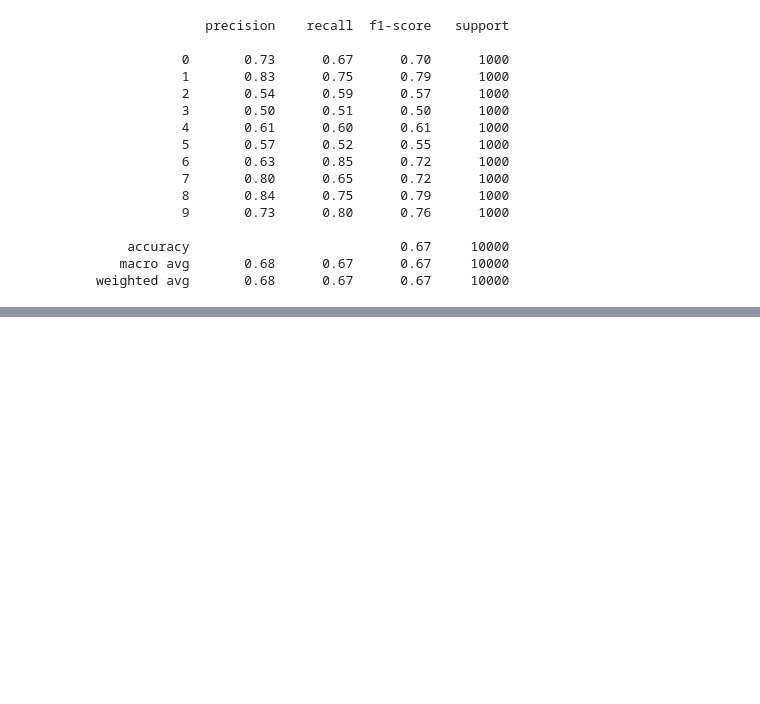
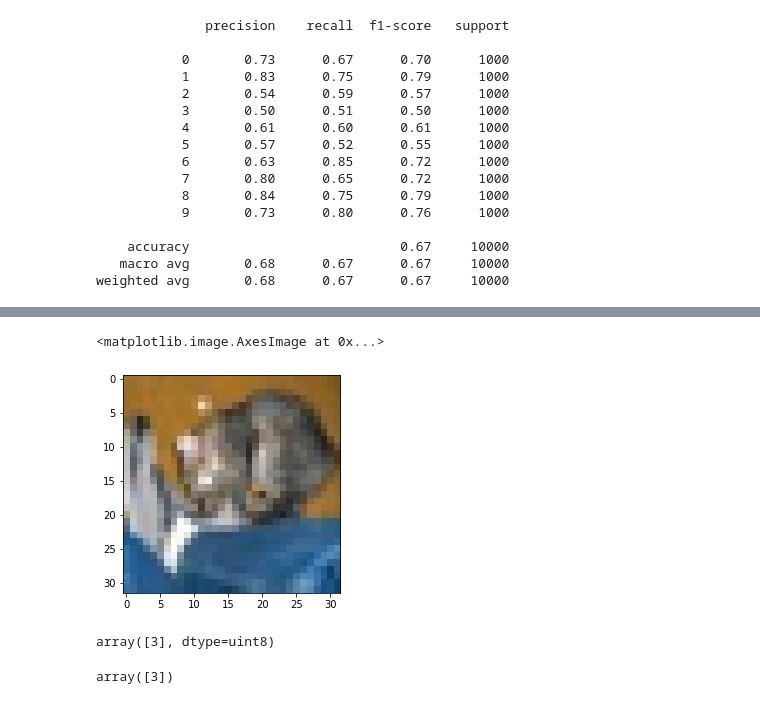
Before and after one commit to Vsanku01/Deep-Learning-Tuts, a Jupyter notebook: CIFAR_10_CNN.ipynb, the cells around one changed output, grey strips where cells are left out. Drawn from its saved outputs; the diff is of its cells as text; code cells hidden in the pictures; blank space fills up the shorter version.

```diff
--- a/CIFAR_10_CNN.ipynb
+++ b/CIFAR_10_CNN.ipynb
@@ -224,0 +232,3 @@ weighted avg       0.68      0.67      0.67     10000
+# %%
+my_image = x_test[0]
+my_image
@@ -224,0 +253,13 @@ weighted avg       0.68      0.67      0.67     10000
+# %%
+plt.imshow(my_image)
+# %% [output]
+<matplotlib.image.AxesImage at 0x...>
+[figure, added]
+# %%
+y_test[0]
+# %% [output]
+array([3], dtype=uint8)
+# %%
+model.predict_classes(my_image.reshape(1,32,32,3))
+# %% [output]
+array([3])
```
Also changed, not shown: parts of 2 cells of this notebook.
